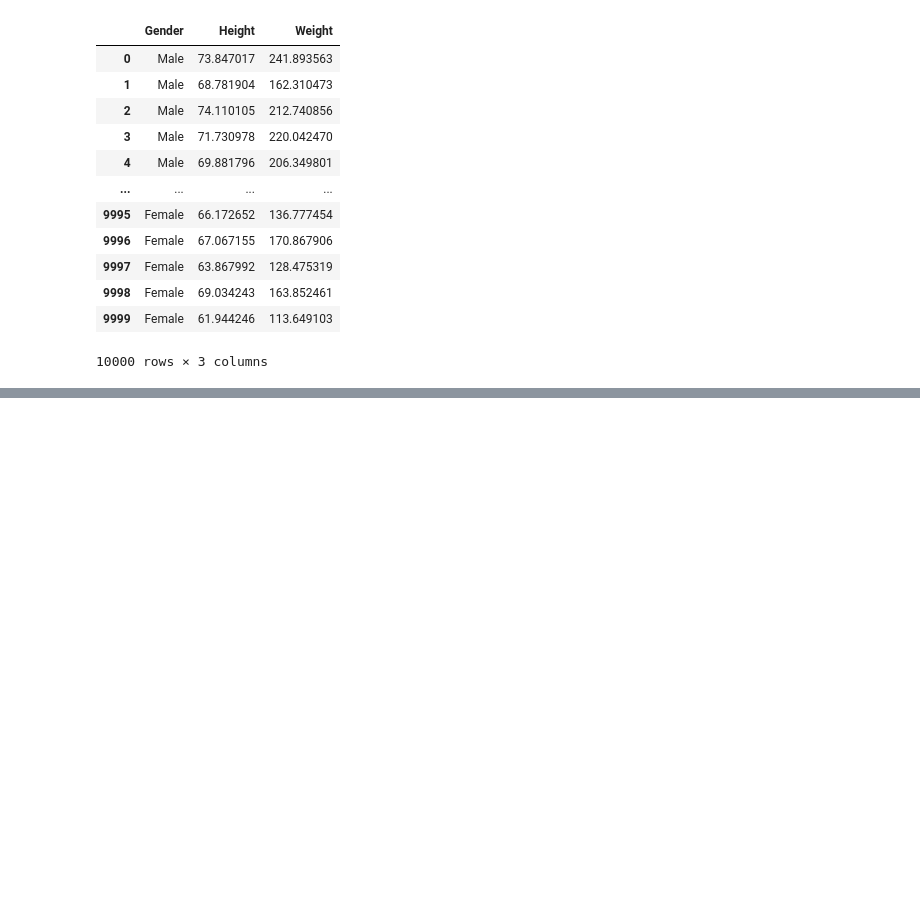
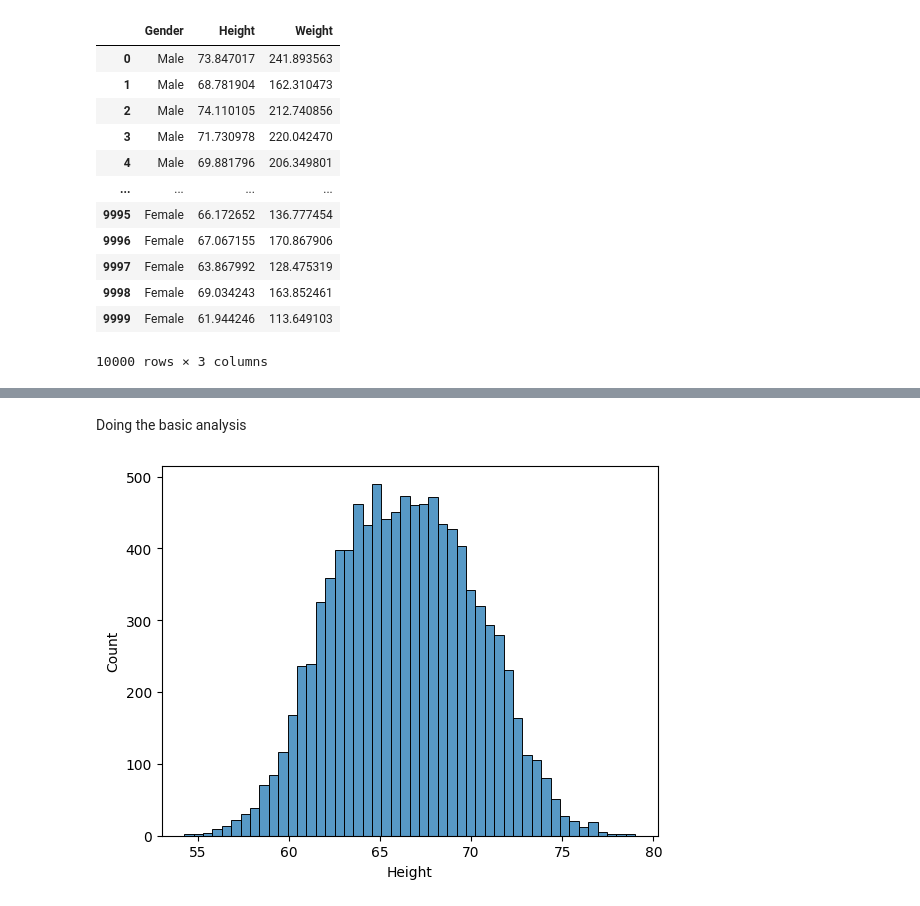
Before and after one commit to AntaraR12/height_weight-analysis, a Jupyter notebook: notebook.ipynb, the cells around one changed output, grey strips where cells are left out. Cells and saved outputs as stored; diff of their text form; code cells hidden in the pictures; blank space fills up the shorter version.

```diff
--- a/notebook.ipynb
+++ b/notebook.ipynb
@@ -29,0 +61,7 @@ df
+# %% [markdown]
+Doing the basic analysis
+# %%
+sns.histplot(df['Height'])
+plt.show()
+# %% [output]
+[figure, added]
```
Also changed, not shown: parts of 24 cells of this notebook.
